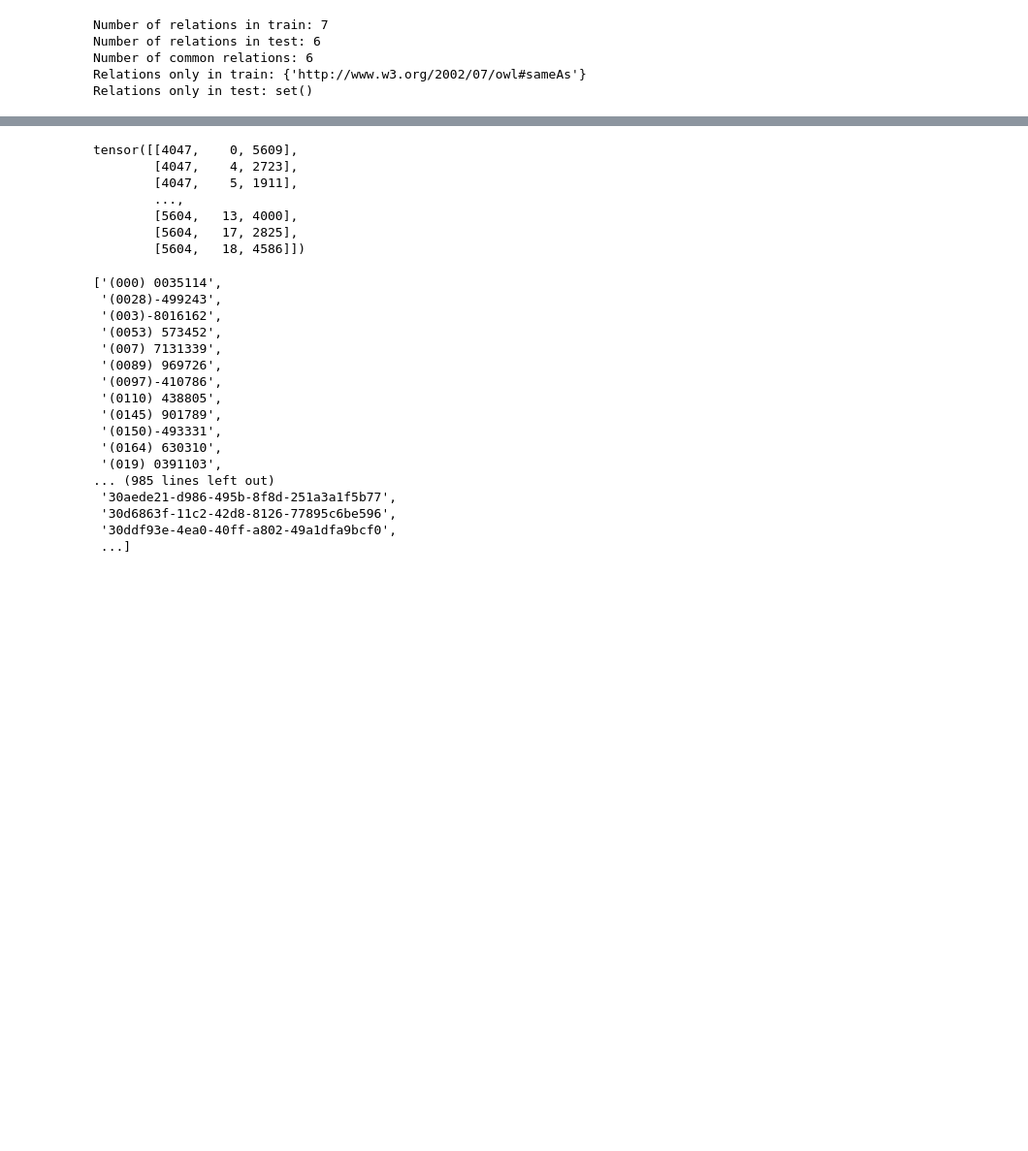
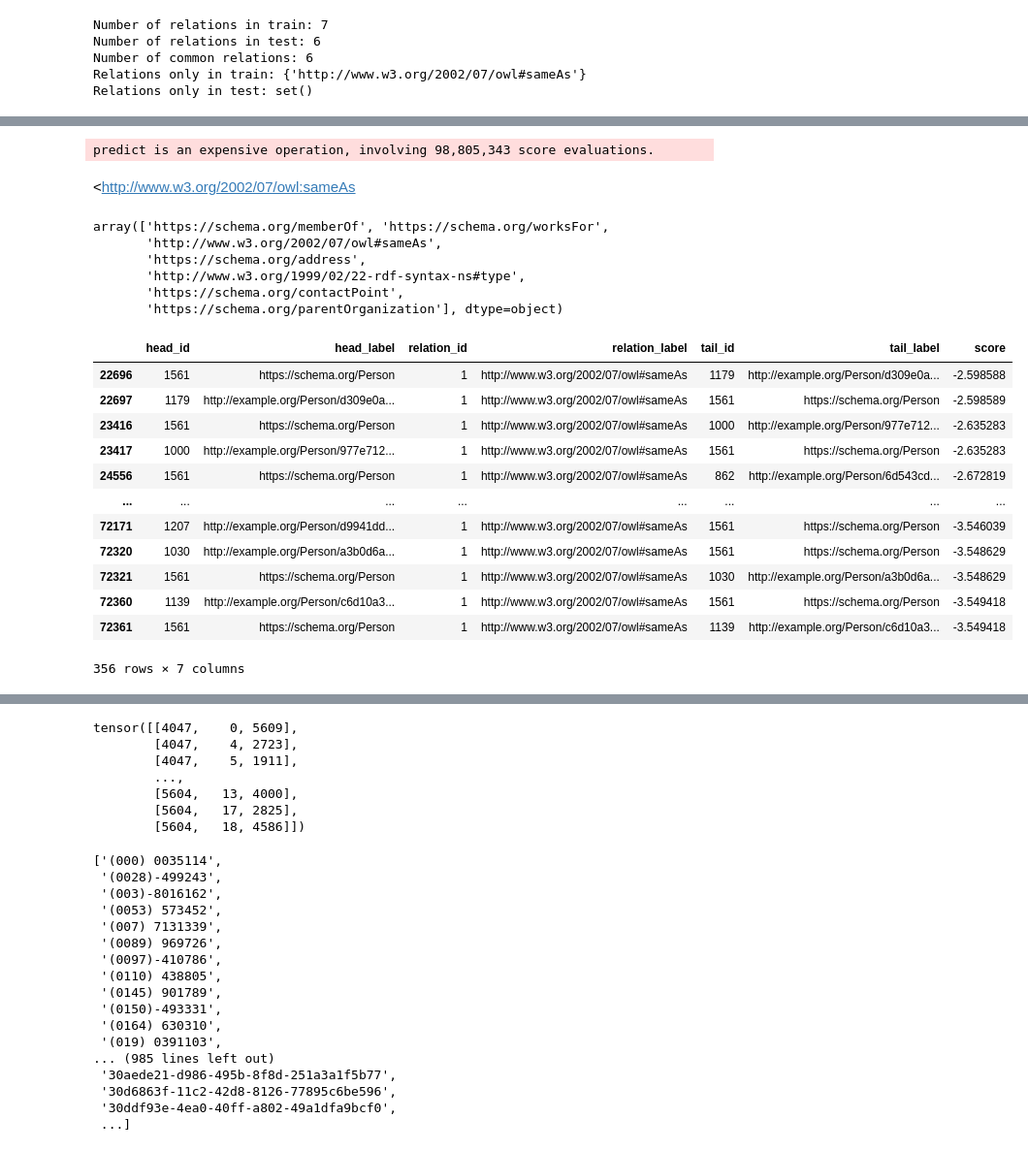
Before and after one commit to Timszy/entity-deduplication-hack-main, a Jupyter notebook: Run_InductiveNP.ipynb, the cells around one changed output, grey strips where cells are left out. Shown at 97% size. Saved outputs shown, nothing was run; the diff lists cells and outputs as text; code cells hidden in the pictures; blank space fills up the shorter version.

```diff
--- a/Run_InductiveNP.ipynb
+++ b/Run_InductiveNP.ipynb
@@ -7,7 +7,10 @@ from pykeen.models.inductive import InductiveNodePieceGNN
 from pykeen.losses import NSSALoss
 from torch.optim import Adam
 from pykeen.training import SLCWATrainingLoop
-from pykeen.evaluation import RankBasedEvaluator
+from pykeen.evaluation import SampledRankBasedEvaluator, RankBasedEvaluator
+from pykeen.stoppers import EarlyStopper
+from pykeen.predict import predict_target, predict_all
+from pykeen.checkpoints import save_model
 
 import torch.nn.functional as F
 from modular_methods.similarity_utils import compute_cosine_similarity, match_entities
@@ -18,18 +21,10 @@ from modular_methods.output_utils import build_final_result
 ### ---- 1. Load RDF graphs ----
 
 train_graph = rdflib.Graph()
-test_clean = rdflib.Graph()
-test_graph = rdflib.Graph()
+test_combined = rdflib.Graph()
 
 train_graph.parse("data/train_combined_NodePiece.ttl")
-test_clean.parse("data/healthcare_graph_test_clean.ttl")
-test_graph.parse("data/healthcare_graph_replaced_high.ttl")
-
-# Combine for inductive training/testing
-
-test_combined = test_clean + test_graph
-test_combined.serialize(destination="data/test_combined_NodePiece.ttl", format="turtle")
-### ---- 2. Convert graphs to triples arrays ----
+test_combined.parse("data/test_combined_NodePiece.ttl")
 
 def graph_to_triples(g):
     return [
@@ -85,5 +57,13 @@ Number of common relations: 6
 Relations only in train: {'http://www.w3.org/2002/07/owl#sameAs'}
 Relations only in test: set()
 # %%
+### ---- 3. Build TriplesFactory objects ----
+
 tf_train = TriplesFactory.from_labeled_triples(train_triples, create_inverse_triples=True)
-tf_train
+tf_test = TriplesFactory.from_labeled_triples(
+    test_triples,
+    relation_to_id=tf_train.relation_to_id,
+    create_inverse_triples=True
+)
+
+inductive_inference, inductive_validation, inductive_testing = tf_test.split(ratios=(0.8, 0.1), random_state=69)
@@ -142,0 +131,42 @@ from pykeen.typing import TESTING, TRAINING
+# %%
+# Predict all tail candidates for all heads
+all_predictions = predict_all(
+    model=model,
+    k=100000,  # adjust as needed
+    mode="testing",
+    target="tail"
+)
+
+# Convert to dataframe
+all_df = all_predictions.process(factory=inductive_inference)
+# %% [output]
+predict is an expensive operation, involving 98,805,343 score evaluations.
+# %% [markdown]
+<http://www.w3.org/2002/07/owl:sameAs
+# %%
+all_df.df['relation_label'].unique()
+# %% [output]
+array(['https://schema.org/memberOf', 'https://schema.org/worksFor',
+       'http://www.w3.org/2002/07/owl#sameAs',
+       'https://schema.org/address',
+       'http://www.w3.org/1999/02/22-rdf-syntax-ns#type',
+       'https://schema.org/contactPoint',
+       'https://schema.org/parentOrganization'], dtype=object)
+# %%
+# Filter all_df for rows with the desired relation_label
+sameas_df = all_df.df[all_df.df['relation_label'] == 'http://www.w3.org/2002/07/owl#sameAs']
+sameas_df
+# %% [output]
+|  | head_id | head_label | relation_id | relation_label | tail_id | tail_label | score |
+| 22696 | 1561 | https://schema.org/Person | 1 | http://www.w3.org/2002/07/owl#sameAs | 1179 | http://example.org/Person/d309e0a... | -2.598588 |
+| 22697 | 1179 | http://example.org/Person/d309e0a... | 1 | http://www.w3.org/2002/07/owl#sameAs | 1561 | https://schema.org/Person | -2.598589 |
+| 23416 | 1561 | https://schema.org/Person | 1 | http://www.w3.org/2002/07/owl#sameAs | 1000 | http://example.org/Person/977e712... | -2.635283 |
+| 23417 | 1000 | http://example.org/Person/977e712... | 1 | http://www.w3.org/2002/07/owl#sameAs | 1561 | https://schema.org/Person | -2.635283 |
+| 24556 | 1561 | https://schema.org/Person | 1 | http://www.w3.org/2002/07/owl#sameAs | 862 | http://example.org/Person/6d543cd... | -2.672819 |
+| ... | ... | ... | ... | ... | ... | ... | ... |
+| 72171 | 1207 | http://example.org/Person/d9941dd... | 1 | http://www.w3.org/2002/07/owl#sameAs | 1561 | https://schema.org/Person | -3.546039 |
+| 72320 | 1030 | http://example.org/Person/a3b0d6a... | 1 | http://www.w3.org/2002/07/owl#sameAs | 1561 | https://schema.org/Person | -3.548629 |
+| 72321 | 1561 | https://schema.org/Person | 1 | http://www.w3.org/2002/07/owl#sameAs | 1030 | http://example.org/Person/a3b0d6a... | -3.548629 |
+| 72360 | 1139 | http://example.org/Person/c6d10a3... | 1 | http://www.w3.org/2002/07/owl#sameAs | 1561 | https://schema.org/Person | -3.549418 |
+| 72361 | 1561 | https://schema.org/Person | 1 | http://www.w3.org/2002/07/owl#sameAs | 1139 | http://example.org/Person/c6d10a3... | -3.549418 |
+356 rows × 7 columns
```
Also changed, not shown: parts of 10 cells of this notebook, 2 other files.
